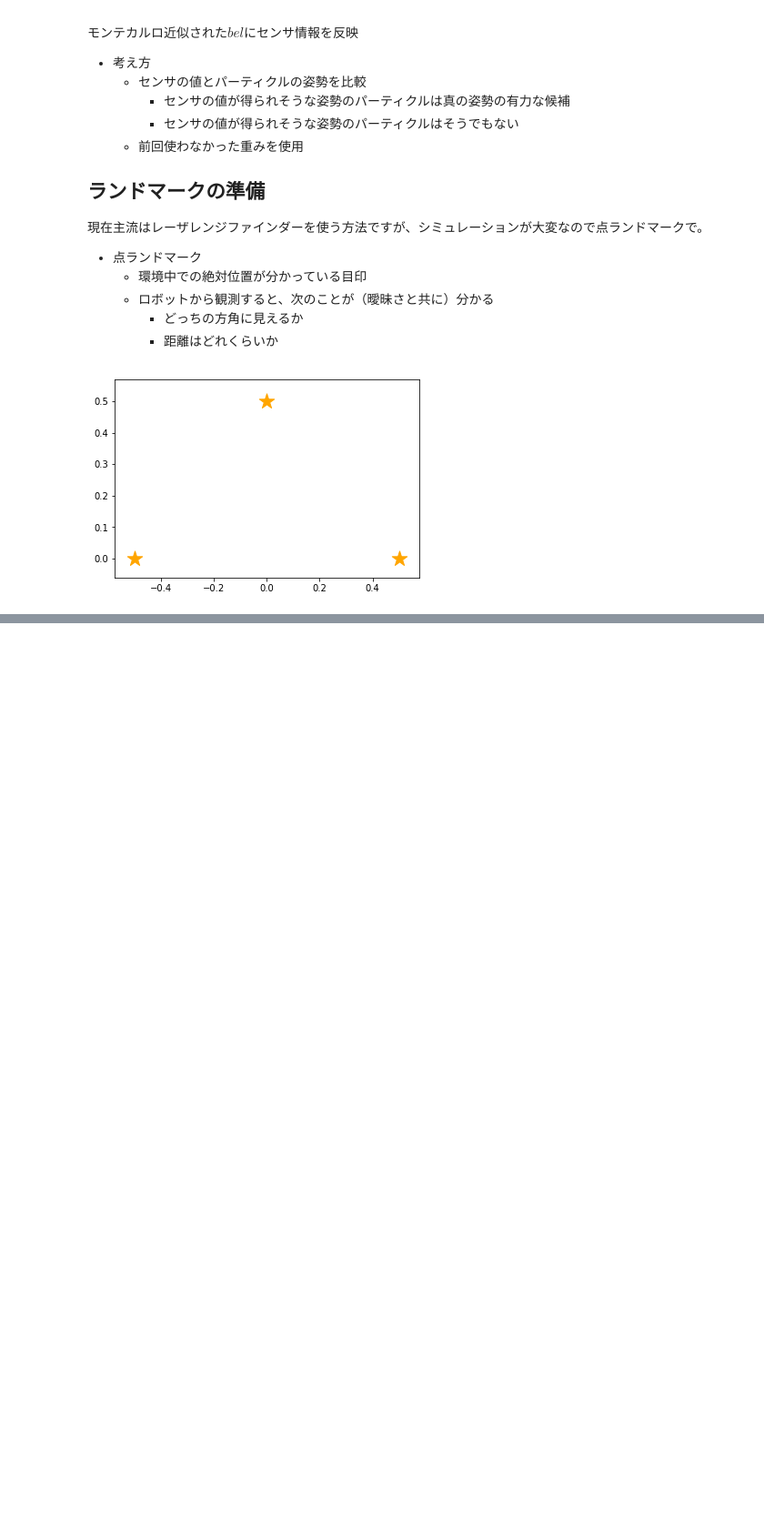
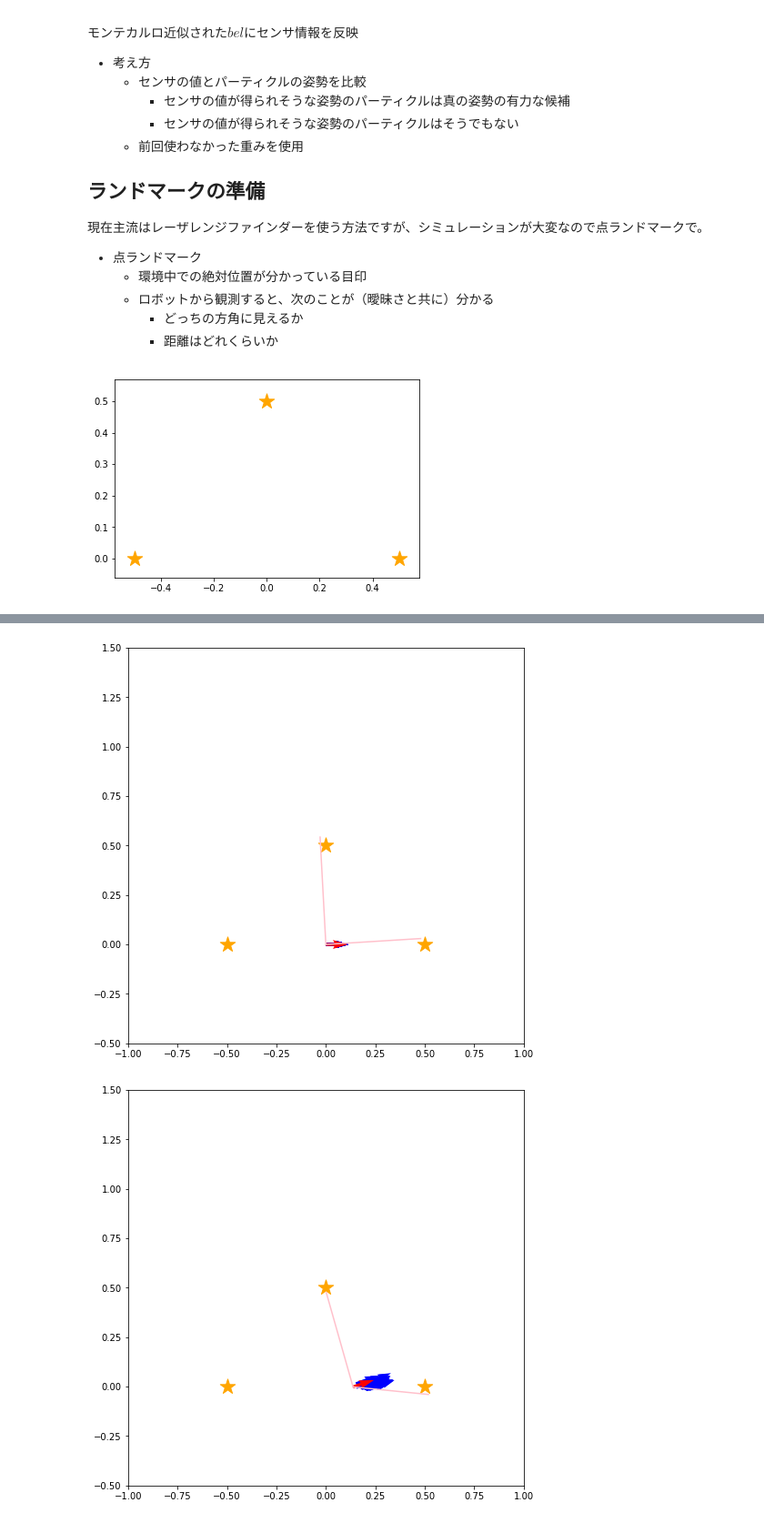
Before and after one commit to ryuichiueda/probrobo2017, a Jupyter notebook: 04.ipynb, the cells around one changed output, grey strips where cells are left out. Shown at 91% size. Drawn from its saved outputs; the diff is of its cells as text; code cells hidden in the pictures; blank space fills up the shorter version.

Commit message:
Add particles

```diff
--- a/04.ipynb
+++ b/04.ipynb
@@ -51,0 +169,28 @@ actual_landmarks.draw()
+# %%
+### 行動もコピペベースで。ランドマークの観測と描画を入れる ###
+
+actual_x = np.array([0.0,0.0,0.0])   #ロボットの実際の姿勢
+particles = [Particle(1.0/100) for i in range(100)]
+u = np.array([0.2,math.pi / 180.0 * 20]) #ロボットの移動
+
+import copy
+
+path = [actual_x]
+particle_path = [copy.deepcopy(particles)]
+measurementss = [observations(actual_x, actual_landmarks)]
+for i in range(10):
+    actual_x = f(actual_x,u)
+    path.append(actual_x)
+    measurementss.append(observations(actual_x,actual_landmarks))
+
+    for p in particles:
+        p.pose = f(p.pose,u)
+    particle_path.append(copy.deepcopy(particles))
+
+for i,p in enumerate(path):
+    draw(path[i],particle_path[i])
+    draw_landmarks(actual_landmarks)
+    draw_observations(path[i],measurementss[i])
+# %% [output]
+[figure, added]
+[figure, added]
```
Also changed, not shown: parts of 17 cells of this notebook.
